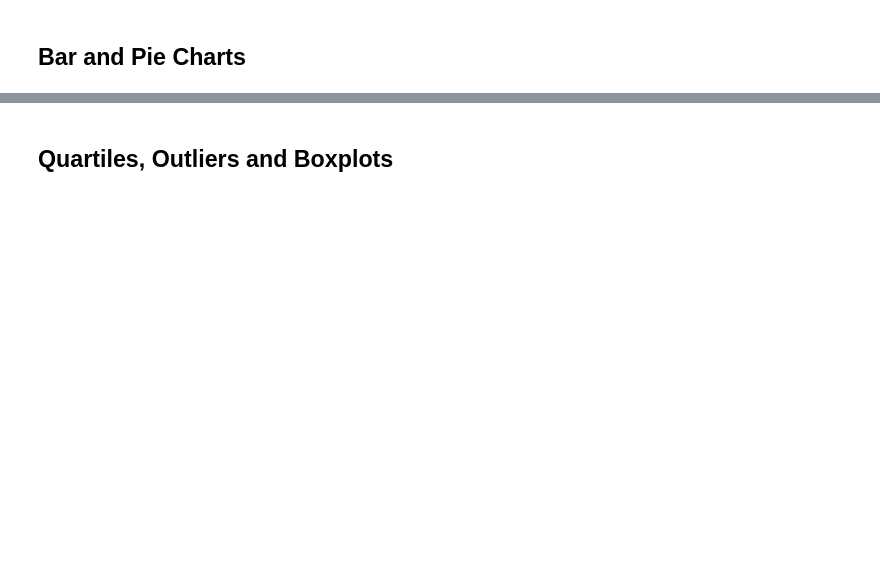
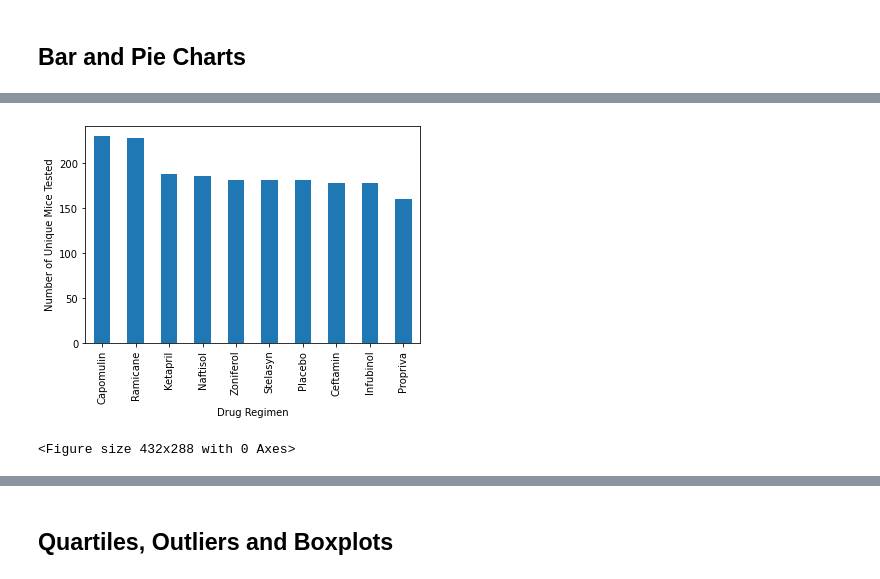
Before and after one commit to jeawills/Matplotlib_challenge, a Jupyter notebook: Case/Pymaceuticals-checkpoint.ipynb, the cells around one changed output, grey strips where cells are left out. Saved outputs shown, nothing was run; the diff lists cells and outputs as text; code cells hidden in the pictures; blank space fills up the shorter version.

```diff
--- a/Case/Pymaceuticals-checkpoint.ipynb
+++ b/Case/Pymaceuticals-checkpoint.ipynb
@@ -49,2 +255,14 @@ study_results = pd.read_csv(study_results_path)
 # %%
 # Generate a bar plot showing the total number of unique mice tested on each drug regimen using pyplot.
+unique_mice_chart = total_mouse.plot(kind='bar')
+
+# Set the xlabel and ylabel using class methods
+unique_mice_chart.set_xlabel("Drug Regimen")
+unique_mice_chart.set_ylabel("Number of Unique Mice Tested")
+
+
+plt.show()
+plt.tight_layout()
+# %% [output]
+[figure, added]
+<Figure size 432x288 with 0 Axes>
```
Also changed, not shown: parts of 50 cells of this notebook.
